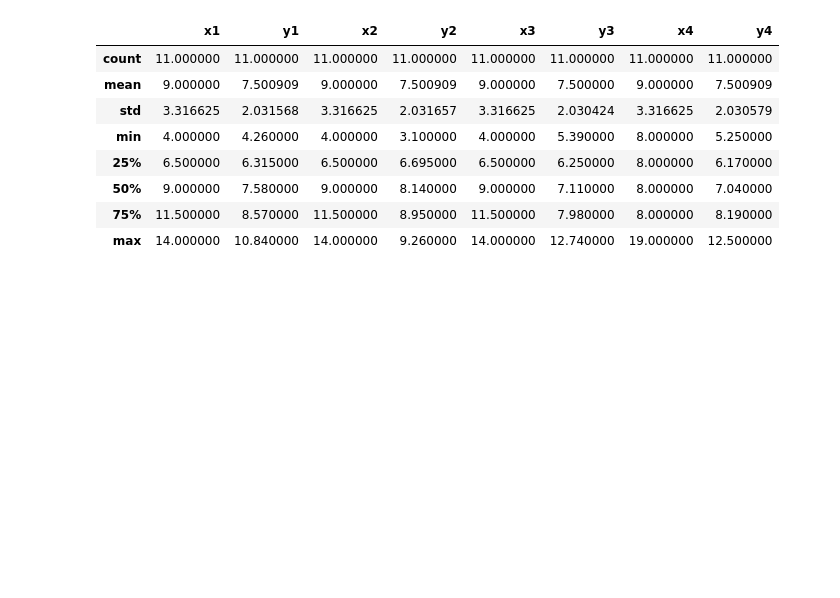
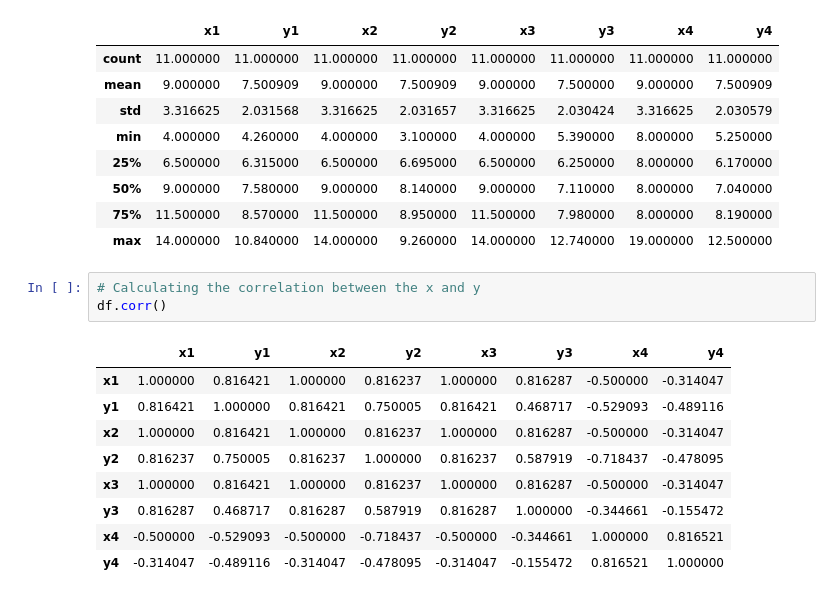
Before and after one commit to strokk/Fundamentals-Assignment, a Jupyter notebook: Anscombes Quartet.ipynb, the cells around one changed output. Saved outputs shown, nothing was run; the diff lists cells and outputs as text; blank space fills up the shorter version.

```diff
--- a/Anscombes Quartet.ipynb
+++ b/Anscombes Quartet.ipynb
@@ -96,3 +95,16 @@ df.describe()
 | 50% | 9.000000 | 7.580000 | 9.000000 | 8.140000 | 9.000000 | 7.110000 | 8.000000 | 7.040000 |
 | 75% | 11.500000 | 8.570000 | 11.500000 | 8.950000 | 11.500000 | 7.980000 | 8.000000 | 8.190000 |
 | max | 14.000000 | 10.840000 | 14.000000 | 9.260000 | 14.000000 | 12.740000 | 19.000000 | 12.500000 |
+# %%
+# Calculating the correlation between the x and y
+df.corr()
+# %% [output]
+|  | x1 | y1 | x2 | y2 | x3 | y3 | x4 | y4 |
+| x1 | 1.000000 | 0.816421 | 1.000000 | 0.816237 | 1.000000 | 0.816287 | -0.500000 | -0.314047 |
+| y1 | 0.816421 | 1.000000 | 0.816421 | 0.750005 | 0.816421 | 0.468717 | -0.529093 | -0.489116 |
+| x2 | 1.000000 | 0.816421 | 1.000000 | 0.816237 | 1.000000 | 0.816287 | -0.500000 | -0.314047 |
+| y2 | 0.816237 | 0.750005 | 0.816237 | 1.000000 | 0.816237 | 0.587919 | -0.718437 | -0.478095 |
+| x3 | 1.000000 | 0.816421 | 1.000000 | 0.816237 | 1.000000 | 0.816287 | -0.500000 | -0.314047 |
+| y3 | 0.816287 | 0.468717 | 0.816287 | 0.587919 | 0.816287 | 1.000000 | -0.344661 | -0.155472 |
+| x4 | -0.500000 | -0.529093 | -0.500000 | -0.718437 | -0.500000 | -0.344661 | 1.000000 | 0.816521 |
+| y4 | -0.314047 | -0.489116 | -0.314047 | -0.478095 | -0.314047 | -0.155472 | 0.816521 | 1.000000 |
```
Also changed, not shown: parts of 6 cells of this notebook.
